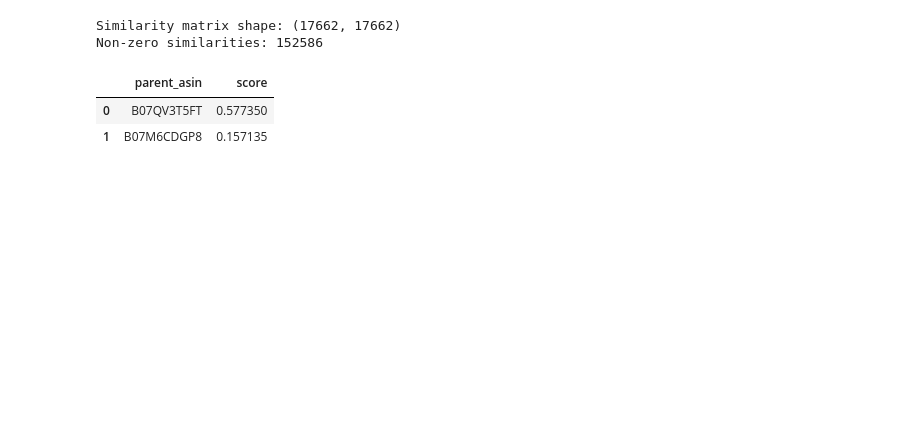
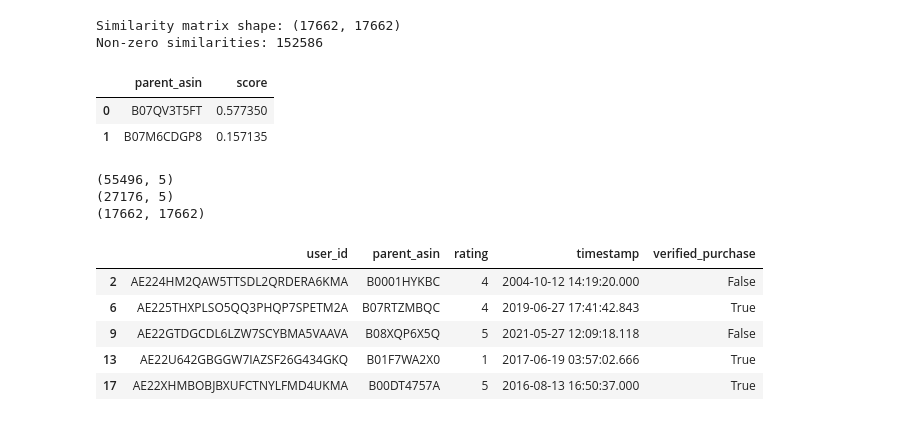
Before and after one commit to abhijith7775/e-commerce-recommendation_system, a Jupyter notebook: notebooks/01_data_exploration.ipynb, the cells around one changed output. Drawn from its saved outputs; the diff is of its cells as text; code cells hidden in the pictures; blank space fills up the shorter version.

```diff
--- a/notebooks/01_data_exploration.ipynb
+++ b/notebooks/01_data_exploration.ipynb
@@ -874,3 +858,20 @@ recommend_for_user(sample_user, top_n=5)
 |  | parent_asin | score |
 | 0 | B07QV3T5FT | 0.577350 |
 | 1 | B07M6CDGP8 | 0.157135 |
+# %%
+print(train_data.shape)
+print(test_data.shape)
+print(item_similarity.shape)
+# %% [output]
+(55496, 5)
+(27176, 5)
+(17662, 17662)
+# %%
+test_data.head()
+# %% [output]
+|  | user_id | parent_asin | rating | timestamp | verified_purchase |
+| 2 | AE224HM2QAW5TTSDL2QRDERA6KMA | B0001HYKBC | 4 | 2004-10-12 14:19:20.000 | False |
+| 6 | AE225THXPLSO5QQ3PHQP7SPETM2A | B07RTZMBQC | 4 | 2019-06-27 17:41:42.843 | True |
+| 9 | AE22GTDGCDL6LZW7SCYBMA5VAAVA | B08XQP6X5Q | 5 | 2021-05-27 12:09:18.118 | False |
+| 13 | AE22U642GBGGW7IAZSF26G434GKQ | B01F7WA2X0 | 1 | 2017-06-19 03:57:02.666 | True |
+| 17 | AE22XHMBOBJBXUFCTNYLFMD4UKMA | B00DT4757A | 5 | 2016-08-13 16:50:37.000 | True |
```
Also changed, not shown: parts of 79 cells of this notebook, 1 other file.
